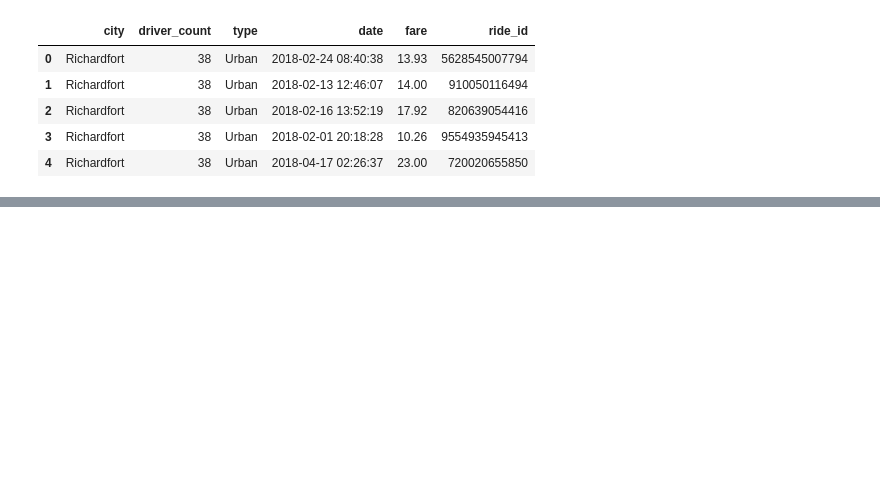
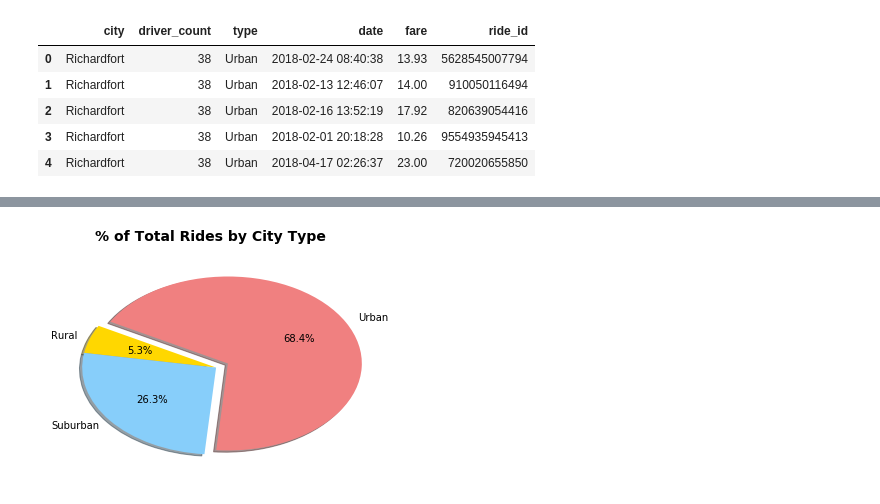
Before and after one commit to idarerick/Pyber, a Jupyter notebook: pyber_darrick.ipynb, the cells around one changed output, grey strips where cells are left out. Cells and saved outputs as stored; diff of their text form; code cells hidden in the pictures; blank space fills up the shorter version.

```diff
--- a/pyber_darrick.ipynb
+++ b/pyber_darrick.ipynb
@@ -135,0 +155,24 @@ urbanfaresum = combined_df.groupby()
+# %%
+# % Total Rides by City Type Pie Chart
+
+# find total ride count
+totalrides = combined_df.count()['ride_id']
+
+# find urban ride count
+urbanridecount = urbandata['ride_id'].count()
+# find surburban ride count
+suburbanridecount = suburbandata['ride_id'].count()
+# find rural ride count
+ruralridecount = ruraldata['ride_id'].count()
+
+labels = ["Urban","Rural","Suburban"]
+ridevalues = [urbanridecount,ruralridecount,suburbanridecount]
+
+# Build Pie Chart
+plt.pie(ridevalues,explode=(0.1,0,0),colors=colors1,startangle=265,labels=labels,autopct="%1.1f%%",shadow=True)
+plt.suptitle("% of Total Rides by City Type", fontsize=14, fontweight='bold')
+
+# Save Figure
+plt.savefig('images/03ridesbycitytypepie.jpg')
+# %% [output]
+[figure, added]
```
Also changed, not shown: parts of 9 cells of this notebook, 5 other files.
